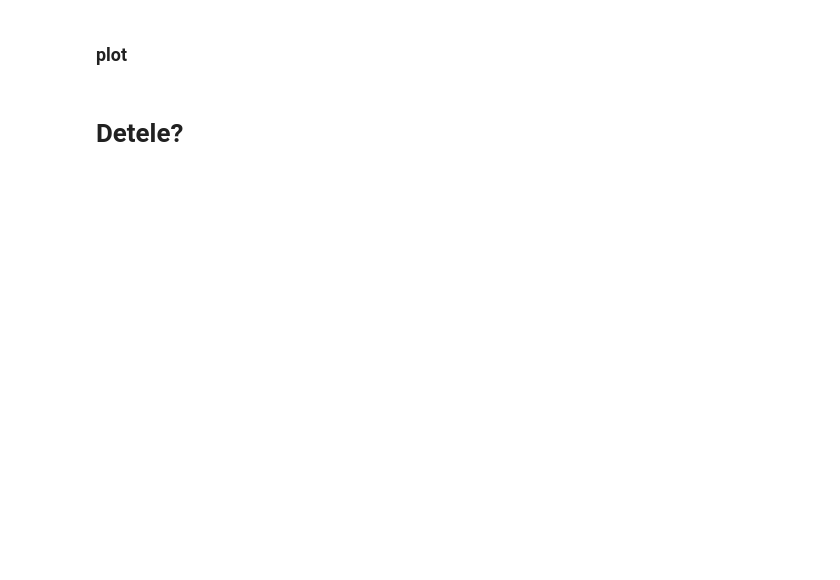
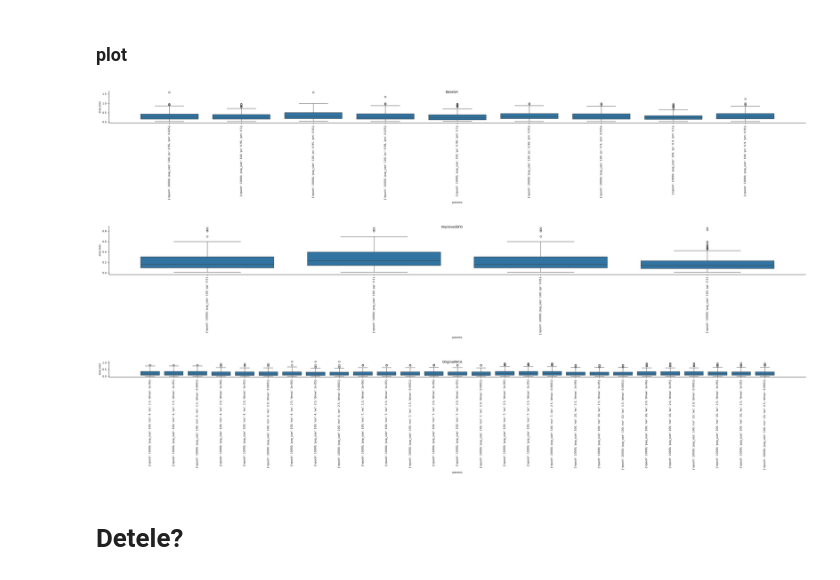
Before and after one commit to giladfrid009/3DoF-Orient-Detection, a Jupyter notebook: mainmain.ipynb, the cells around one changed output. Saved outputs shown, nothing was run; the diff lists cells and outputs as text; code cells hidden in the pictures; blank space fills up the shorter version.

Commit message:
tuning completed

```diff
--- a/mainmain.ipynb
+++ b/mainmain.ipynb
@@ -253,10 +262,15 @@ OriginalVCS not run for stack_rings
             # print(f"{algname3} not found, is found at {eval3_files.get_path()}")
 # %% [markdown]
 ## load data
+# %%
+path = "AlgTuning2/Eval3/"
+
+directories = LogFiles(path, scan_dirs=True)
 # %%
 raw_data = []
 stat_data = []
 count = {}
+
 for directory in directories:
     files = LogFiles(directory, return_full_path=False)
     count[directory] = len(files)
@@ -266,7 +280,7 @@ for directory in directories:
         df = df.assign(object=directories.get_filename())
         raw_data.append(df)
 
-        stat_df = files.eval_stats_dataframe(False)
+        stat_df = files.eval_stats_dataframe(True)
         stat_df = stat_df.assign(object=directories.get_filename())
         stat_data.append(stat_df)
 
@@ -279,4 +297,3 @@ statsframe.columns
 # %%
-# medians = pd.DataFrame(medians)
-statsframe.sort_values(by='median', inplace=True)
+# statsframe.sort_values(by=['object','median'], inplace=True)
 statsframe.head(10)
@@ -284,4 +323,45 @@ statsframe.head(10)
 ### plot
 # %%
 import matplotlib
-matplotlib.rcParams.update({'font.size':5})
+matplotlib.rcParams.update({'font.size':8})
+# %%
+# plot tuning
+algs = statsframe['alg'].unique().tolist()
+
+for alg in algs:
+    # df_mask = dataframe['object'] == object
+    # sf_mask = statsframe['object'] == object
+    df = dataframe.groupby(by=["alg"]).get_group((alg,))
+    # stats = statsframe.groupby(by=["alg","params"]).get_group((alg,)).sort_values(by=['','median'], inplace=True)
+    g = sns.catplot(
+        data=df,
+        x='params',
+        y="eval_loss",
+        # row="object",
+        # hue="alg",
+        kind="box",
+        errorbar="sd",
+        aspect=6,
+        legend=False,
+        # col_order=statsframe['alg'],
+        # order=statsframe[sf_mask]['alg'],
+        # hue_order=statsframe['alg'],
+        # col_wrap=20,
+        sharex=False,
+    )
+
+    # g.figure.set_dpi(400)
+    for ax in g.axes.tolist():
+        ax = ax[0]
+        ax.tick_params(axis="x", rotation=90)
+        # ax.set_title(f"PSO GridSearch ordered by median eval loss")
+
+        ax.autoscale_view()
+        ax.autoscale()
+    g.figure.tight_layout()
+    g.figure.suptitle(f"{alg}")
+    # g.figure.savefig("AllOptimizers/all_algs.jpg")
+# %% [output]
+[figure, added]
+[figure, added]
+[figure, added]
```
Also changed, not shown: parts of 13 cells of this notebook, 11 other files.
